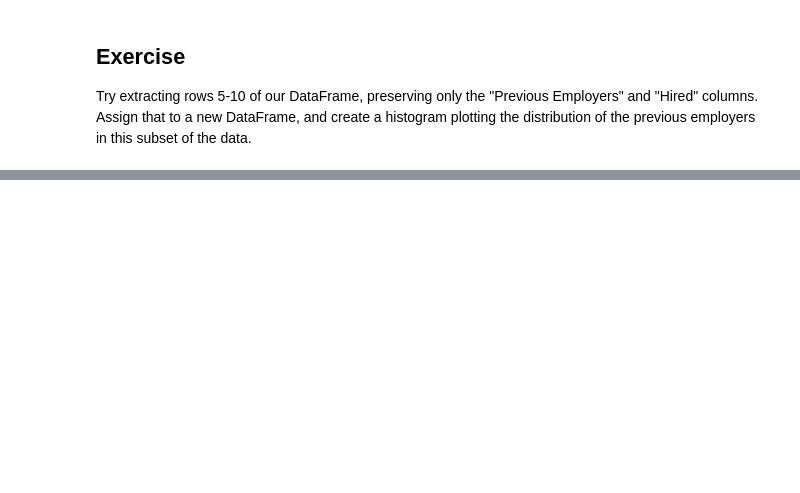
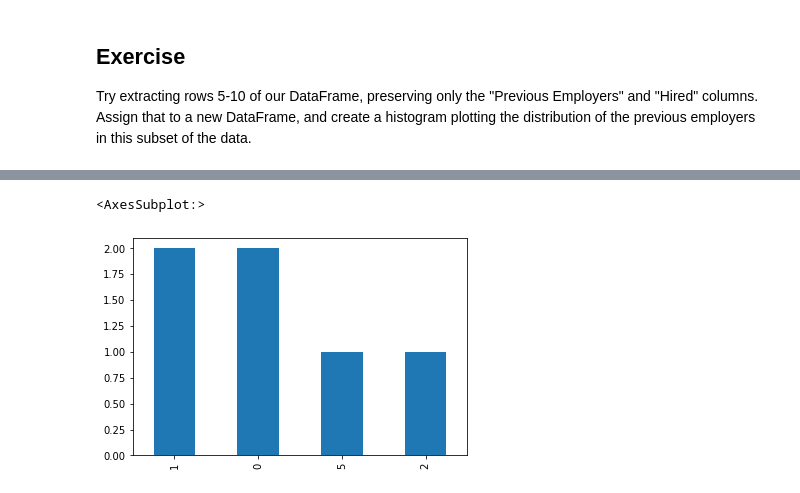
Before and after one commit to griffith-data-analytics/3803ict-workshops, a Jupyter notebook: Lab 1/I.1 PandasTutorial.ipynb, the cells around one changed output, grey strips where cells are left out. Cells and saved outputs as stored; diff of their text form; code cells hidden in the pictures; blank space fills up the shorter version.

```diff
--- a/Lab 1/I.1 PandasTutorial.ipynb
+++ b/Lab 1/I.1 PandasTutorial.ipynb
@@ -190,3 +191,7 @@ degree_counts.plot(kind='bar')
 ## Exercise
 
 Try extracting rows 5-10 of our DataFrame, preserving only the "Previous Employers" and "Hired" columns. Assign that to a new DataFrame, and create a histogram plotting the distribution of the previous employers in this subset of the data.
+# %%
+df_new = df[['Previous employers', 'Hired']][5:11]
+
+df_new
@@ -192,0 +206,7 @@ Try extracting rows 5-10 of our DataFrame, preserving only the "Previous Employe
+# %%
+counts = df_new['Previous employers'].value_counts()
+# %%
+counts.plot(kind='bar')
+# %% [output]
+<AxesSubplot:>
+[figure, added]
```
Also changed, not shown: parts of 8 cells of this notebook, 14 other files.
